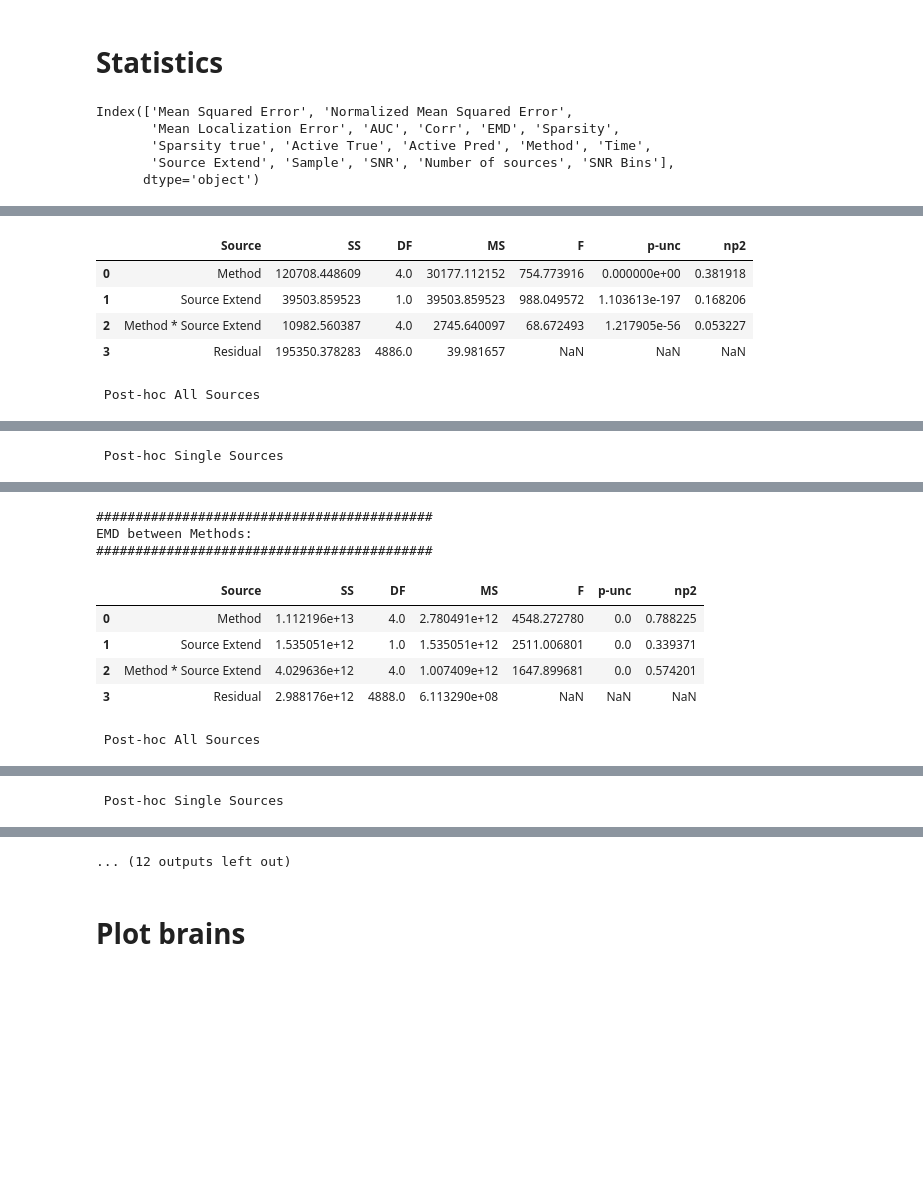
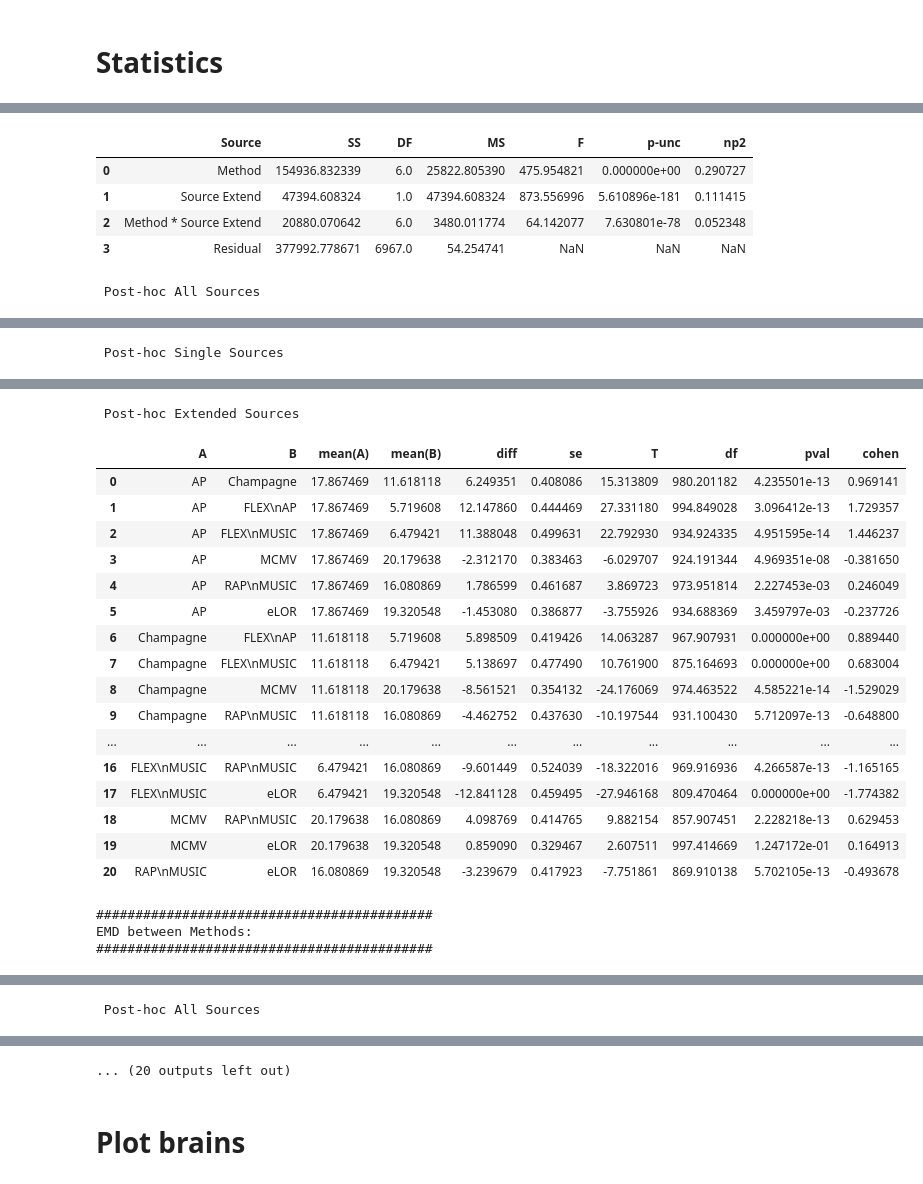
Before and after one commit to LukeTheHecker/flex_paper_analyses, a Jupyter notebook: 4_Visualization.ipynb, the cells around one changed output, grey strips where cells are left out. Saved outputs shown, nothing was run; the diff lists cells and outputs as text; code cells hidden in the pictures; blank space fills up the shorter version.

```diff
--- a/4_Visualization.ipynb
+++ b/4_Visualization.ipynb
@@ -73,14 +75,19 @@ df["Sample"][df["Source Extend"]=="Extended"] += 500
 
 snrs = []
 n_sources = []
+iscs = []
 for i in range(df.shape[0]):
     sample = df["Sample"].values[i]
     snr = sim_info.loc[sim_info["sample"] == sample]["snr"].values[0]
     n_source = sim_info.loc[sim_info["sample"] == sample]["n_sources"].values[0]
+    isc = sim_info.loc[sim_info["sample"] == sample]["inter_source_correlations"].values[0]
     snrs.append(snr)
     n_sources.append(n_source)
+    iscs.append(isc)
+
 df["SNR"] = snrs
 df["Number of sources"] = n_sources
+df["Inter Source Corr."] = iscs
 
 snr_min = df["SNR"].min()
 snr_max = df["SNR"].max()
@@ -99,9 +106,23 @@ for i in range(df.shape[0]):
             break
 df["SNR Bins"] = snr_bins_df
 
+bins = [[0., 0.25], [0.25, 0.5], [0.5, 0.75], [0.75, 1.0]]
+bins_idc_isc = np.arange(len(bins))
+bin_names_isc = ["0.0 - 0.25", "0.25 - 0.5", "0.5 - 0.75", "0.75 - 1.0"]
+snr_bins_df = []
+for i in range(df.shape[0]):
+    snr = df["Inter Source Corr."].values[i]
+    for bin_idx, bin in zip(bin_names_isc, bins):
+        if snr < bin[1] and snr >= bin[0]:
+            snr_bins_df.append(bin_idx)
+            break
+df["Inter Source Corr. Bins"] = snr_bins_df
+
 df.Method[df.Method=="Convexity Champagne"] = "Champagne"
 df.Method[df.Method=="FLEX-MUSIC"] = "FLEX\nMUSIC"
-df.Method[df.Method=="TRAP-MUSIC"] = "TRAP\nMUSIC"
+df.Method[df.Method=="RAP-MUSIC"] = "RAP\nMUSIC"
+df.Method[df.Method=="FLEX-AP"] = "FLEX\nAP"
+
 df.Method[df.Method=="eLORETA"] = "eLOR"
 df.rename(columns = {col: col.replace("-", " ").replace("_", " ") for col in df.columns}, inplace = True)
 df
@@ -369,21 +456,15 @@ See the caveats in the documentation: https://pandas.pydata.org/pandas-docs/stab
 # %% [markdown]
 # Statistics
-# %%
-df.columns
-# %% [output]
-Index(['Mean Squared Error', 'Normalized Mean Squared Error',
-       'Mean Localization Error', 'AUC', 'Corr', 'EMD', 'Sparsity',
-       'Sparsity true', 'Active True', 'Active Pred', 'Method', 'Time',
-       'Source Extend', 'Sample', 'SNR', 'Number of sources', 'SNR Bins'],
-      dtype='object')
 # %%
 import pingouin as pg
 dvs = ["Mean Localization Error", "EMD", "Mean Squared Error", "Sparsity"]
 df_single = df[df["Source Extend"]=="Single"]
+df_ext = df[df["Source Extend"]=="Extended"]
 for dv in dvs:
     aov = pg.anova(data=df, dv=dv, between=["Method", "Source Extend"], detailed=True)
     post_hoc_all = pg.pairwise_gameshowell(data=df, dv=dv, between="Method", effsize="cohen")
     post_hoc_single = pg.pairwise_gameshowell(data=df_single, dv=dv, between="Method", effsize="cohen")
+    post_hoc_ext = pg.pairwise_gameshowell(data=df_ext, dv=dv, between="Method", effsize="cohen")
 
     print("###########################################")
     print(f"{dv} between Methods:")
@@ -393,6 +474,8 @@ for dv in dvs:
     display(post_hoc_all)
     print("\n Post-hoc Single Sources")
     display(post_hoc_single)
+    print("\n Post-hoc Extended Sources")
+    display(post_hoc_ext)
 
     print("\n")
 # %% [output]
@@ -400,9 +497,9 @@ for dv in dvs:
 Mean Localization Error between Methods:
 ###########################################
 |  | Source | SS | DF | MS | F | p-unc | np2 |
-| 0 | Method | 120708.448609 | 4.0 | 30177.112152 | 754.773916 | 0.000000e+00 | 0.381918 |
-| 1 | Source Extend | 39503.859523 | 1.0 | 39503.859523 | 988.049572 | 1.103613e-197 | 0.168206 |
-| 2 | Method * Source Extend | 10982.560387 | 4.0 | 2745.640097 | 68.672493 | 1.217905e-56 | 0.053227 |
-| 3 | Residual | 195350.378283 | 4886.0 | 39.981657 | NaN | NaN | NaN |
+| 0 | Method | 154936.832339 | 6.0 | 25822.805390 | 475.954821 | 0.000000e+00 | 0.290727 |
+| 1 | Source Extend | 47394.608324 | 1.0 | 47394.608324 | 873.556996 | 5.610896e-181 | 0.111415 |
+| 2 | Method * Source Extend | 20880.070642 | 6.0 | 3480.011774 | 64.142077 | 7.630801e-78 | 0.052348 |
+| 3 | Residual | 377992.778671 | 6967.0 | 54.254741 | NaN | NaN | NaN |
  Post-hoc All Sources
 |  | A | B | mean(A) | mean(B) | diff | se | T | df | pval | cohen |
@@ -431,9 +540,21 @@ Mean Localization Error between Methods:
-###########################################
-EMD between Methods:
-###########################################
+ Post-hoc Extended Sources
-|  | Source | SS | DF | MS | F | p-unc | np2 |
-| 0 | Method | 1.112196e+13 | 4.0 | 2.780491e+12 | 4548.272780 | 0.0 | 0.788225 |
-| 1 | Source Extend | 1.535051e+12 | 1.0 | 1.535051e+12 | 2511.006801 | 0.0 | 0.339371 |
-| 2 | Method * Source Extend | 4.029636e+12 | 4.0 | 1.007409e+12 | 1647.899681 | 0.0 | 0.574201 |
-| 3 | Residual | 2.988176e+12 | 4888.0 | 6.113290e+08 | NaN | NaN | NaN |
+|  | A | B | mean(A) | mean(B) | diff | se | T | df | pval | cohen |
+| 0 | AP | Champagne | 17.867469 | 11.618118 | 6.249351 | 0.408086 | 15.313809 | 980.201182 | 4.235501e-13 | 0.969141 |
+| 1 | AP | FLEX\nAP | 17.867469 | 5.719608 | 12.147860 | 0.444469 | 27.331180 | 994.849028 | 3.096412e-13 | 1.729357 |
+| 2 | AP | FLEX\nMUSIC | 17.867469 | 6.479421 | 11.388048 | 0.499631 | 22.792930 | 934.924335 | 4.951595e-14 | 1.446237 |
+| 3 | AP | MCMV | 17.867469 | 20.179638 | -2.312170 | 0.383463 | -6.029707 | 924.191344 | 4.969351e-08 | -0.381650 |
+| 4 | AP | RAP\nMUSIC | 17.867469 | 16.080869 | 1.786599 | 0.461687 | 3.869723 | 973.951814 | 2.227453e-03 | 0.246049 |
+| 5 | AP | eLOR | 17.867469 | 19.320548 | -1.453080 | 0.386877 | -3.755926 | 934.688369 | 3.459797e-03 | -0.237726 |
+| 6 | Champagne | FLEX\nAP | 11.618118 | 5.719608 | 5.898509 | 0.419426 | 14.063287 | 967.907931 | 0.000000e+00 | 0.889440 |
+| 7 | Champagne | FLEX\nMUSIC | 11.618118 | 6.479421 | 5.138697 | 0.477490 | 10.761900 | 875.164693 | 0.000000e+00 | 0.683004 |
+| 8 | Champagne | MCMV | 11.618118 | 20.179638 | -8.561521 | 0.354132 | -24.176069 | 974.463522 | 4.585221e-14 | -1.529029 |
+| 9 | Champagne | RAP\nMUSIC | 11.618118 | 16.080869 | -4.462752 | 0.437630 | -10.197544 | 931.100430 | 5.712097e-13 | -0.648800 |
+| ... | ... | ... | ... | ... | ... | ... | ... | ... | ... | ... |
+| 16 | FLEX\nMUSIC | RAP\nMUSIC | 6.479421 | 16.080869 | -9.601449 | 0.524039 | -18.322016 | 969.916936 | 4.266587e-13 | -1.165165 |
+| 17 | FLEX\nMUSIC | eLOR | 6.479421 | 19.320548 | -12.841128 | 0.459495 | -27.946168 | 809.470464 | 0.000000e+00 | -1.774382 |
+| 18 | MCMV | RAP\nMUSIC | 20.179638 | 16.080869 | 4.098769 | 0.414765 | 9.882154 | 857.907451 | 2.228218e-13 | 0.629453 |
+| 19 | MCMV | eLOR | 20.179638 | 19.320548 | 0.859090 | 0.329467 | 2.607511 | 997.414669 | 1.247172e-01 | 0.164913 |
+| 20 | RAP\nMUSIC | eLOR | 16.080869 | 19.320548 | -3.239679 | 0.417923 | -7.751861 | 869.910138 | 5.702105e-13 | -0.493678 |
- Post-hoc All Sources
+###########################################
+EMD between Methods:
+###########################################
@@ -451,2 +566,2 @@ EMD between Methods:
- Post-hoc Single Sources
+ Post-hoc All Sources
 |  | A | B | mean(A) | mean(B) | diff | se | T | df | pval | cohen |
@@ -463,4 +584,4 @@ EMD between Methods:
-... (12 outputs left out)
+... (20 outputs left out)
 # %% [markdown]
 # Plot brains
 # %%
```
Also changed, not shown: parts of 8 cells of this notebook, 4 other files.
